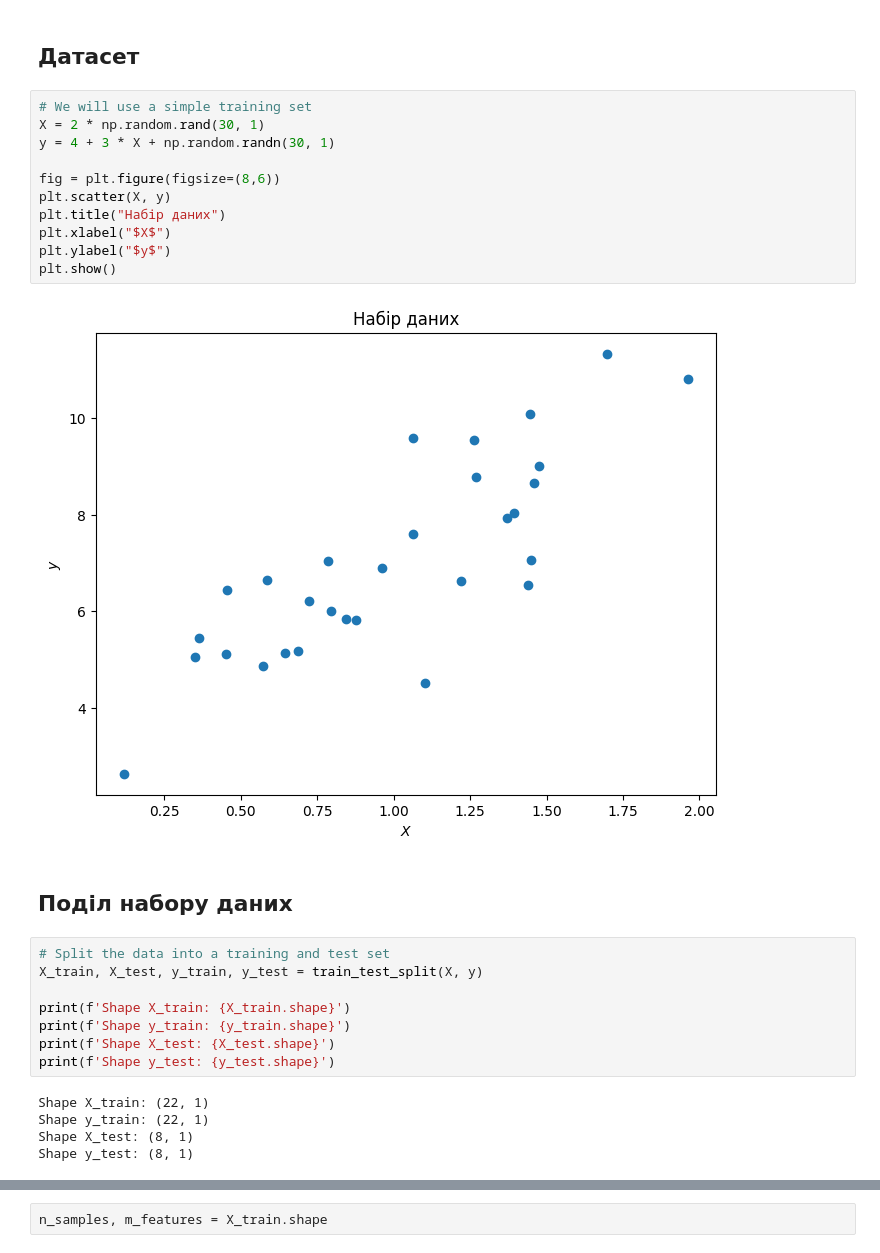
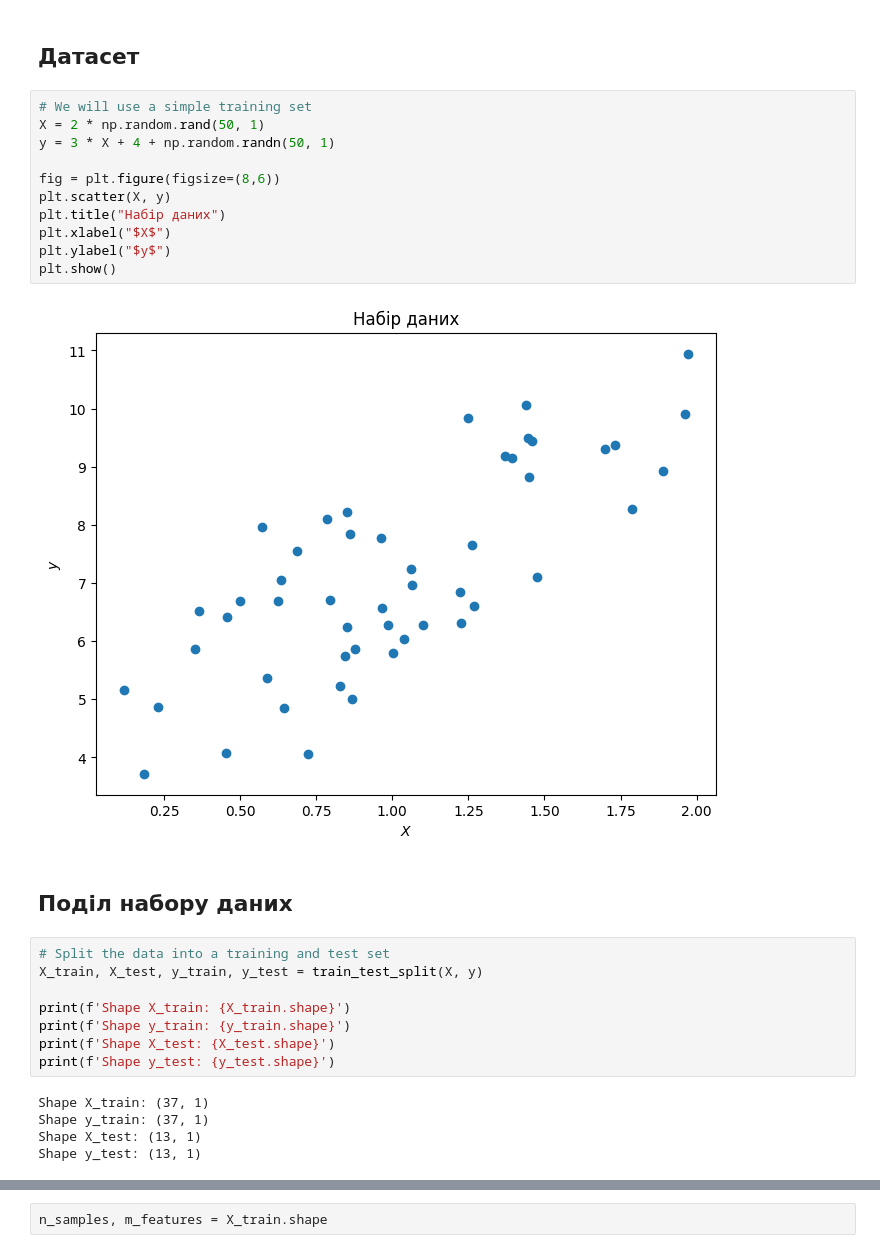
Before and after one commit to YKochura/ai-lab, a Jupyter notebook: linear-regression/linear_regression.ipynb, the cells around one changed output, grey strips where cells are left out. Saved outputs shown, nothing was run; the diff lists cells and outputs as text.

```diff
--- a/linear-regression/linear_regression.ipynb
+++ b/linear-regression/linear_regression.ipynb
@@ -76,17 +76,17 @@ np.random.seed(123)
 ## Датасет
 # %%
 # We will use a simple training set
-X = 2 * np.random.rand(30, 1)
-y = 4 + 3 * X + np.random.randn(30, 1)
+X = 2 * np.random.rand(50, 1)
+y = 3 * X + 4 + np.random.randn(50, 1)
 
 fig = plt.figure(figsize=(8,6))
 plt.scatter(X, y)
 plt.title("Набір даних")
 plt.xlabel("$X$")
 plt.ylabel("$y$")
 plt.show()
 # %% [output]
-[figure, old version]
+[figure, new version]
 # %% [markdown]
 ## Поділ набору даних
 # %%
@@ -98,10 +98,10 @@ print(f'Shape y_train: {y_train.shape}')
 print(f'Shape X_test: {X_test.shape}')
 print(f'Shape y_test: {y_test.shape}')
 # %% [output]
-Shape X_train: (22, 1)
-Shape y_train: (22, 1)
-Shape X_test: (8, 1)
-Shape y_test: (8, 1)
+Shape X_train: (37, 1)
+Shape y_train: (37, 1)
+Shape X_test: (13, 1)
+Shape y_test: (13, 1)
 # %%
 X_train[:,0].shape
 # %% [output]
```
Also changed, not shown: parts of 30 cells of this notebook.
